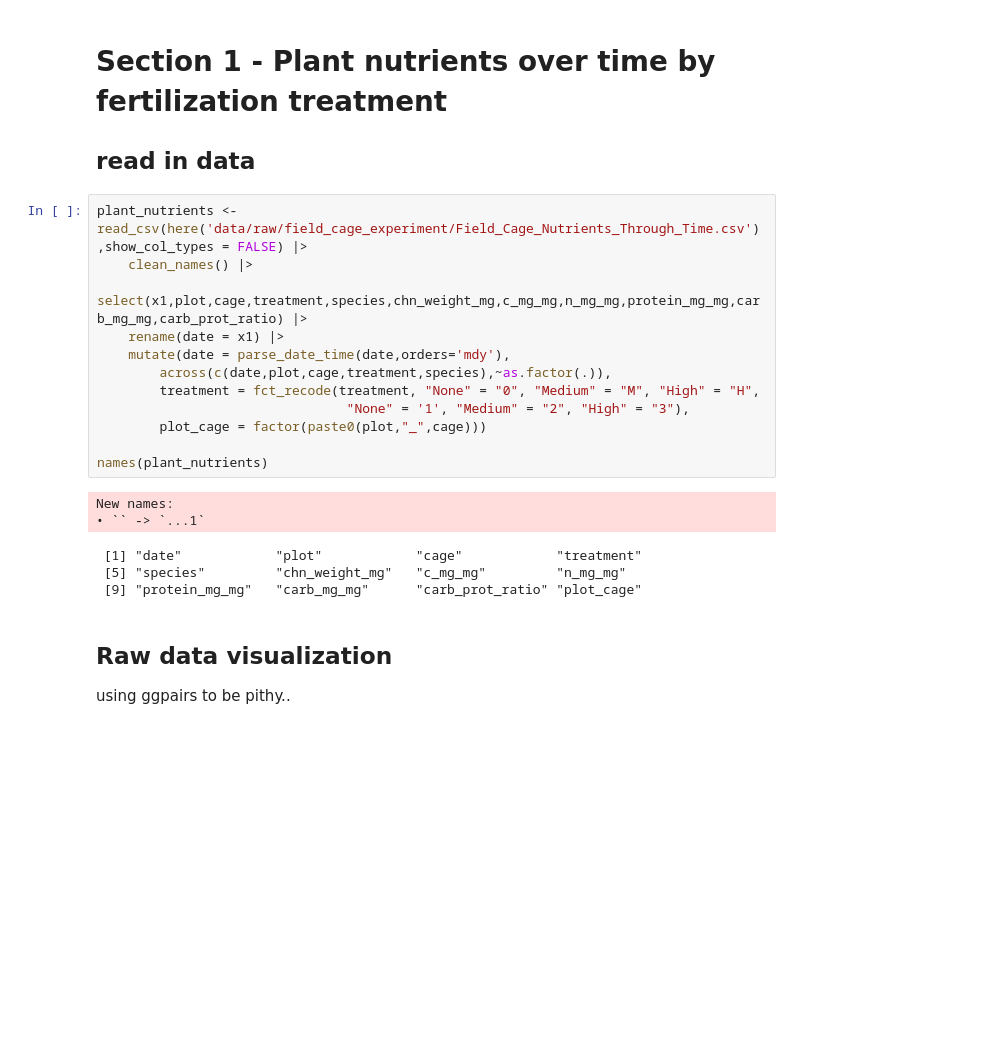
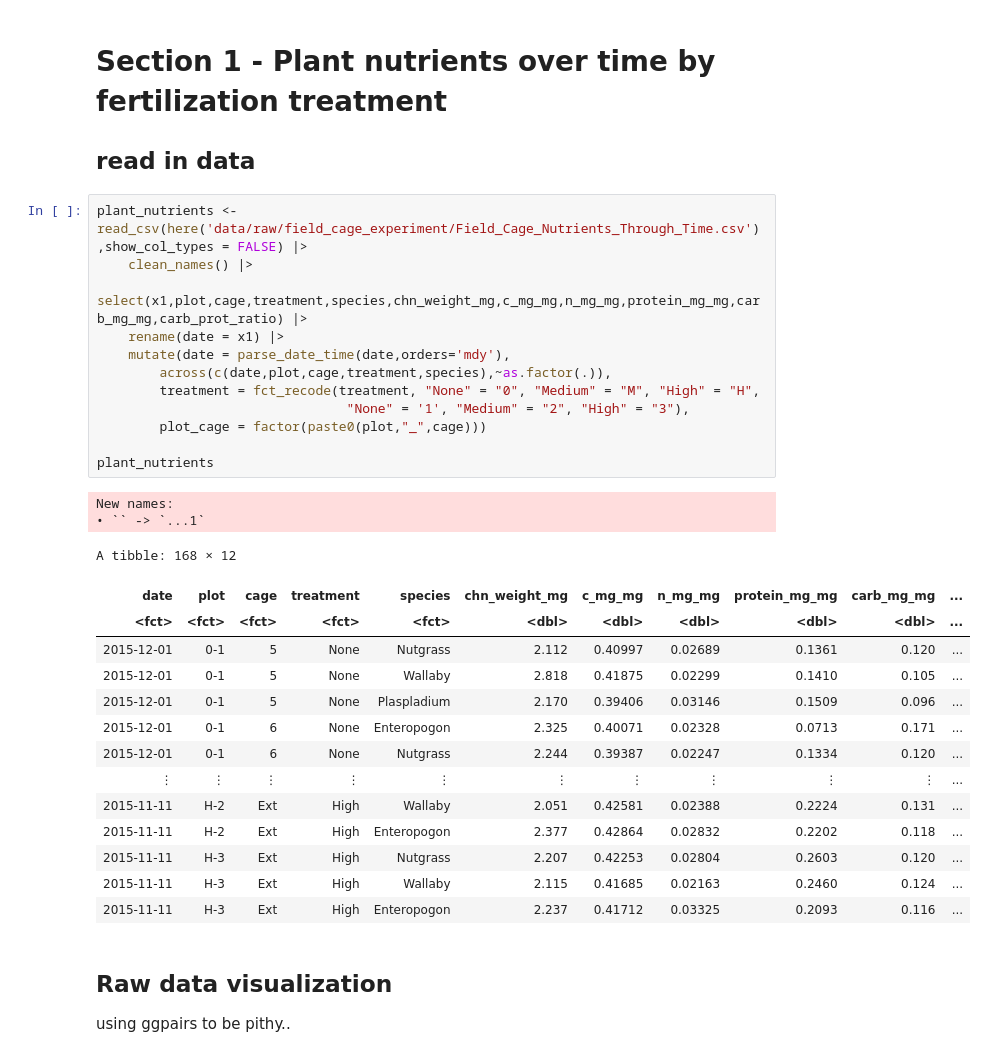
Before and after one commit to ddlawton/herbivore_nutrient_interactions, a Jupyter notebook: scripts/field_cage_experiment/01_field_cages_plant_nutrient_analyses.ipynb, the cells around one changed output. Drawn from its saved outputs; the diff is of its cells as text; blank space fills up the shorter version.

```diff
--- a/scripts/field_cage_experiment/01_field_cages_plant_nutrient_analyses.ipynb
+++ b/scripts/field_cage_experiment/01_field_cages_plant_nutrient_analyses.ipynb
@@ -55,21 +55,32 @@ here() starts at /home/datascience/herbivore_nutrient_interactions
 # %%
 plant_nutrients <- read_csv(here('data/raw/field_cage_experiment/Field_Cage_Nutrients_Through_Time.csv'),show_col_types = FALSE) |>
     clean_names() |>
     select(x1,plot,cage,treatment,species,chn_weight_mg,c_mg_mg,n_mg_mg,protein_mg_mg,carb_mg_mg,carb_prot_ratio) |>
     rename(date = x1) |>
     mutate(date = parse_date_time(date,orders='mdy'),
         across(c(date,plot,cage,treatment,species),~as.factor(.)),
         treatment = fct_recode(treatment, "None" = "0", "Medium" = "M", "High" = "H",
                                 "None" = '1', "Medium" = "2", "High" = "3"),
         plot_cage = factor(paste0(plot,"_",cage)))
 
-names(plant_nutrients)
+plant_nutrients
 # %% [output]
 New names:
 • `` -> `...1`
- [1] "date"            "plot"            "cage"            "treatment"
- [5] "species"         "chn_weight_mg"   "c_mg_mg"         "n_mg_mg"
- [9] "protein_mg_mg"   "carb_mg_mg"      "carb_prot_ratio" "plot_cage"
+A tibble: 168 × 12
+| date | plot | cage | treatment | species | chn_weight_mg | c_mg_mg | n_mg_mg | protein_mg_mg | carb_mg_mg | ... |
+| <fct> | <fct> | <fct> | <fct> | <fct> | <dbl> | <dbl> | <dbl> | <dbl> | <dbl> | ... |
+| 2015-12-01 | 0-1 | 5 | None | Nutgrass | 2.112 | 0.40997 | 0.02689 | 0.1361 | 0.120 | ... |
+| 2015-12-01 | 0-1 | 5 | None | Wallaby | 2.818 | 0.41875 | 0.02299 | 0.1410 | 0.105 | ... |
+| 2015-12-01 | 0-1 | 5 | None | Plaspladium | 2.170 | 0.39406 | 0.03146 | 0.1509 | 0.096 | ... |
+| 2015-12-01 | 0-1 | 6 | None | Enteropogon | 2.325 | 0.40071 | 0.02328 | 0.0713 | 0.171 | ... |
+| 2015-12-01 | 0-1 | 6 | None | Nutgrass | 2.244 | 0.39387 | 0.02247 | 0.1334 | 0.120 | ... |
+| ⋮ | ⋮ | ⋮ | ⋮ | ⋮ | ⋮ | ⋮ | ⋮ | ⋮ | ⋮ | ... |
+| 2015-11-11 | H-2 | Ext | High | Wallaby | 2.051 | 0.42581 | 0.02388 | 0.2224 | 0.131 | ... |
+| 2015-11-11 | H-2 | Ext | High | Enteropogon | 2.377 | 0.42864 | 0.02832 | 0.2202 | 0.118 | ... |
+| 2015-11-11 | H-3 | Ext | High | Nutgrass | 2.207 | 0.42253 | 0.02804 | 0.2603 | 0.120 | ... |
+| 2015-11-11 | H-3 | Ext | High | Wallaby | 2.115 | 0.41685 | 0.02163 | 0.2460 | 0.124 | ... |
+| 2015-11-11 | H-3 | Ext | High | Enteropogon | 2.237 | 0.41712 | 0.03325 | 0.2093 | 0.116 | ... |
 # %% [markdown]
 ## Raw data visualization
 
```
Also changed, not shown: 1 other file.
